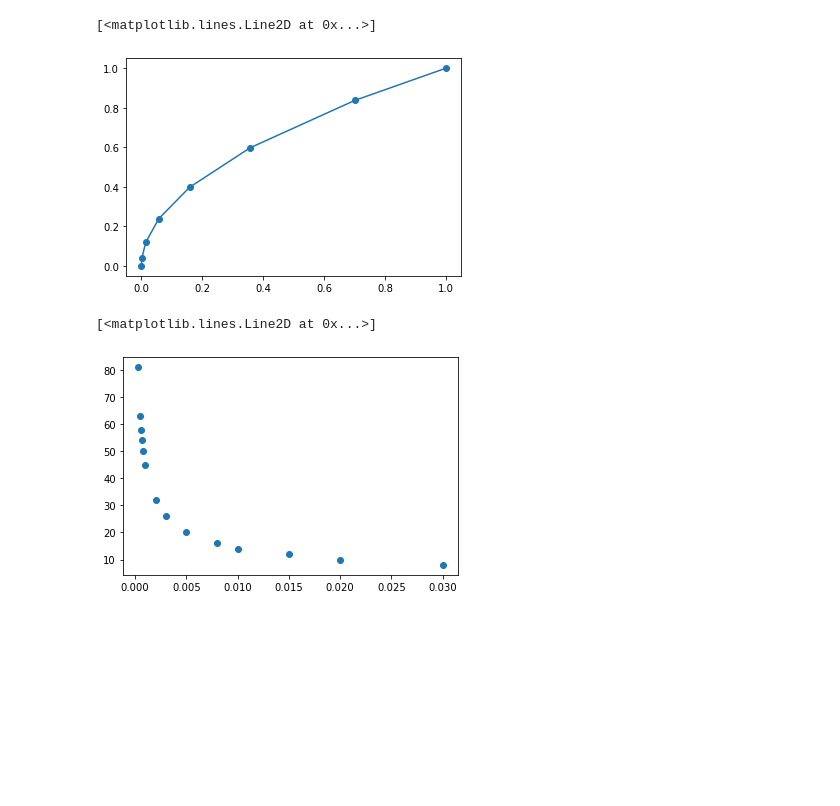
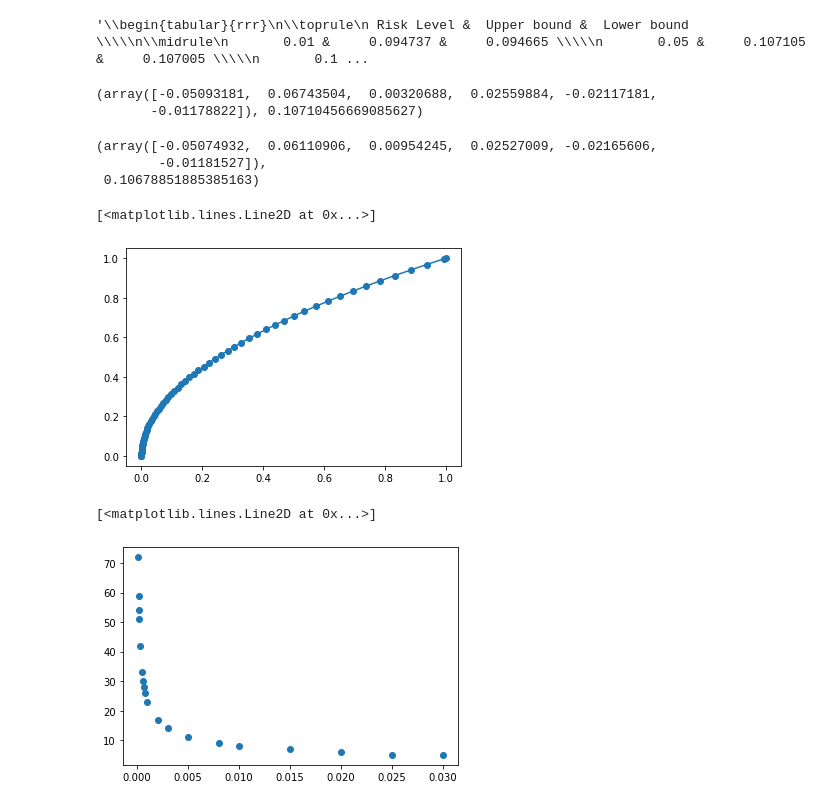
Before and after one commit to GuanJinNL/Robust_Optimization_Risk_Measures, a Jupyter notebook: affine_h.ipynb, the cells around one changed output. Drawn from its saved outputs; the diff is of its cells as text; code cells hidden in the pictures; blank space fills up the shorter version.

```diff
--- a/affine_h.ipynb
+++ b/affine_h.ipynb
@@ -52,0 +532,16 @@ def pw_affine_approx(eps,r):
+# %%
+startdate = dt(2013,1,3)
+enddate = dt(2014,1,3)
+X = df_returns[np.logical_and(df_returns.Date >= startdate, df_returns.Date <= enddate )][df_returns.columns[1:7]]
+X = X.reset_index(drop = True)
+R = X.to_numpy()
+N=R.shape[0]
+p = np.zeros(N)+1/N
+I = R.shape[1]
+par = 2
+phi_dot = 1
+r = phi_dot/(2*N)*scipy.stats.chi2.ppf(0.95,N)
+# this is the parameter of the h function min(1, p/(1-m))
+r_f = 0.07
+c = 0.05
+eps = 0.001
@@ -52,0 +556,2 @@ def pw_affine_approx(eps,r):
+# %%
+x_points = affine_approx(eps,argmax_sing_power,max_error_singpw,par)
@@ -53,22 +710,38 @@ def pw_affine_approx(eps,r):
+# %%
+final_results.to_latex(index= False)
+# %% [output]
+'\\begin{tabular}{rrr}\n\\toprule\n Risk Level &  Upper bound &  Lower bound \\\\\n\\midrule\n       0.01 &     0.094737 &     0.094665 \\\\\n       0.05 &     0.107105 &     0.107005 \\\\\n       0.1 ...
 # %%
-eps = 0.01
-r = 0.5
-x_points = pw_affine_approx(eps,r)
+[slope, const] = makepoints(sing_pw,x_points,par)
+affine_res = affine_counterpart(p,R,r,par,r_f,c,phi_conj,slope,const,utility)
+print(affine_res)
+# %% [output]
+(array([-0.05093181,  0.06743504,  0.00320688,  0.02559884, -0.02117181,
+       -0.01178822]), 0.10710456669085627)
+# %%
+w = affine_res[0]
+rank = np.argsort(R.dot(w))
+sets = ranktoset(rank)
+robust_counterpart(sets,p,R,r,par,r_f,c,phi_conj, h_conj,utility)
+# %% [output]
+(array([-0.05074932,  0.06110906,  0.00954245,  0.02527009, -0.02165606,
+        -0.01181527]),
+ 0.10678851885385163)
 # %%
-y_points=np.array(x_points)**r
+y_points=pw(np.array(x_points),par)
 plt.plot(x_points, y_points, "-o")
 # %% [output]
 [<matplotlib.lines.Line2D at 0x...>]
-[figure, old version]
+[figure, new version]
 # %%
-eps_set = [0.0003, 0.0005,0.0006,0.0007, 0.0008, 0.001, 0.002, 0.003, 0.005,0.008,0.01,0.015,0.02,0.03]
+eps_set = np.log(np.array[0.0001,0.00015,0.00018, 0.0002,0.0003, 0.0005,0.0006,0.0007, 0.0008, 0.001, 0.002, 0.003, 0.005,0.008,0.01,0.015,0.02,0.025,0.03]
 K = []
 r = 0.2
 for eps in eps_set:
-    x_points = pw_affine_approx(eps,r)
+    x_points = affine_approx(eps,argmax_pw,max_error_pw,par)
     K.append(len(x_points))
 K = np.array(K)
 plt.plot(np.array(eps_set),K,'o')
 # %% [output]
 [<matplotlib.lines.Line2D at 0x...>]
-[figure, old version]
+[figure, new version]
```
Also changed, not shown: parts of 42 cells of this notebook, 28 other files.
